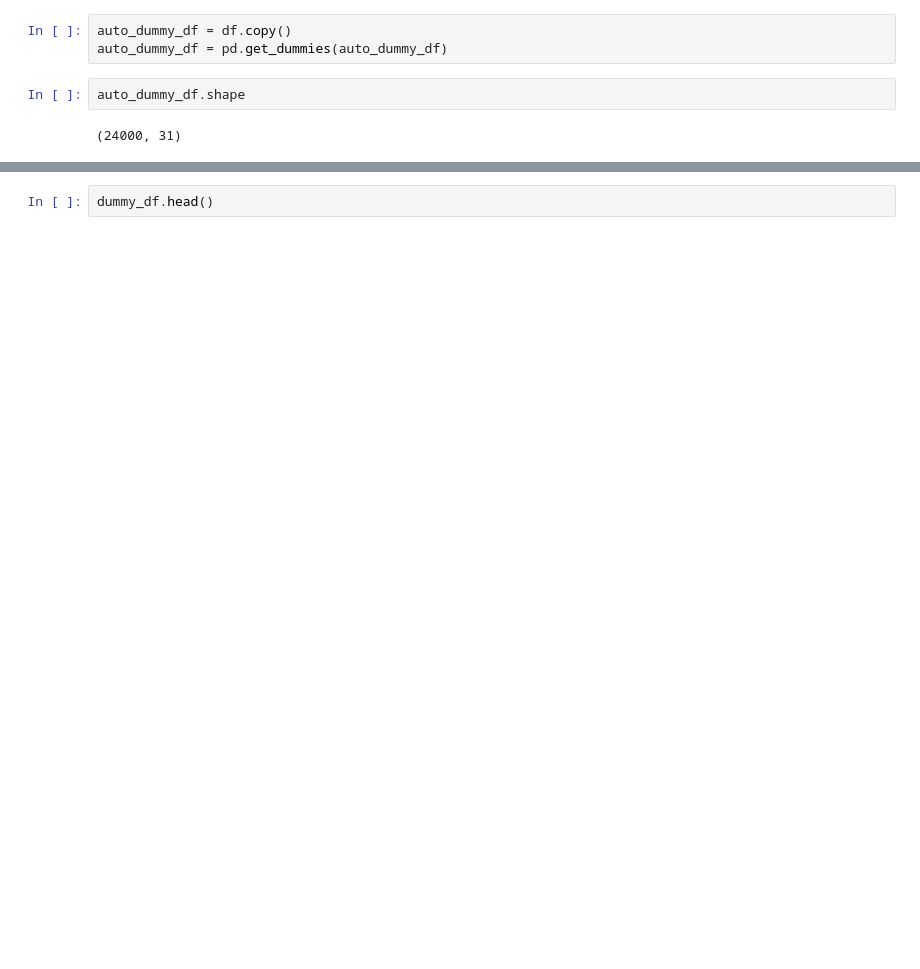
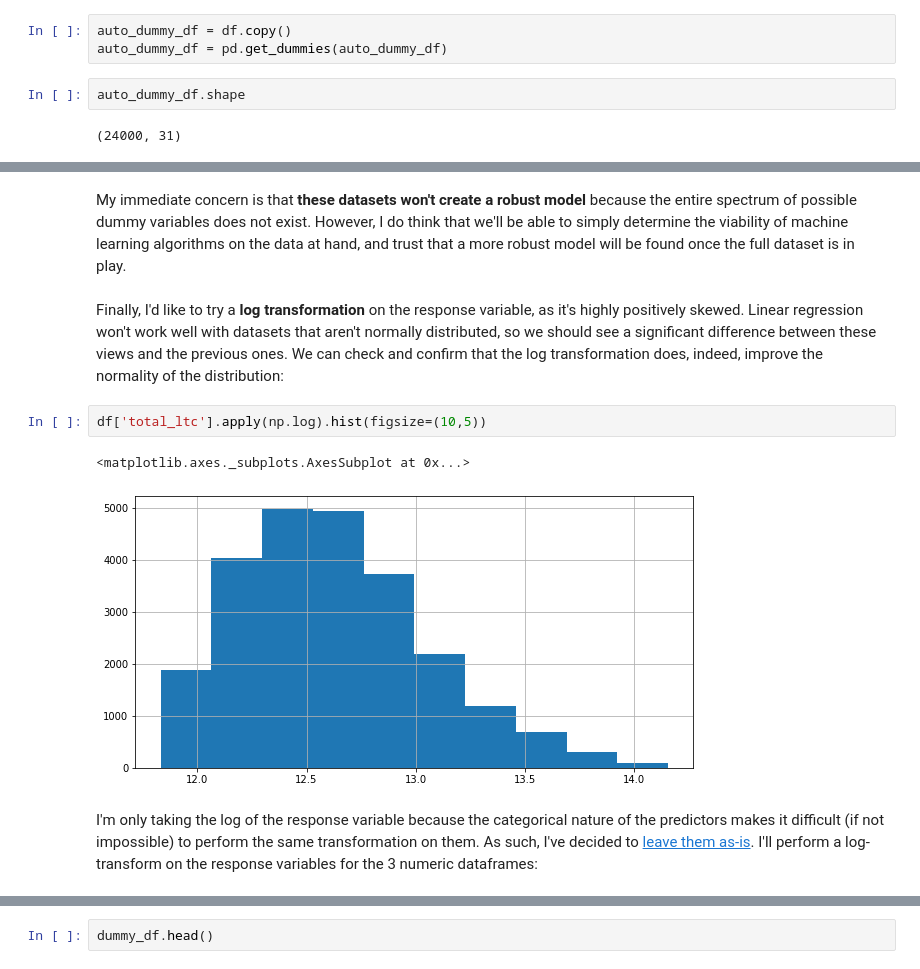
Before and after one commit to jayascript/notebooks, a Jupyter notebook: cc_results/Analysis_Creating-an-Algorithm-to-Bypass-ComboCompare.ipynb, the cells around one changed output, grey strips where cells are left out. Cells and saved outputs as stored; diff of their text form; blank space fills up the shorter version.

Commit message:
Work on dataset views and log transforms

```diff
--- a/cc_results/Analysis_Creating-an-Algorithm-to-Bypass-ComboCompare.ipynb
+++ b/cc_results/Analysis_Creating-an-Algorithm-to-Bypass-ComboCompare.ipynb
@@ -381,0 +380,11 @@ Split the data for modeling.
+# %% [markdown]
+My immediate concern is that **these datasets won't create a robust model** because the entire spectrum of possible dummy variables does not exist. However, I do think that we'll be able to simply determine the viability of machine learning algorithms on the data at hand, and trust that a more robust model will be found once the full dataset is in play. <!--However, I was able to determine the maximum number of feature values an observation could have given the training and test sets that will be used in this analysis. In so doing, I think I can replicate the conditions an algorithm like this one would have should it have full access to the entire dataset for training. To this end, I'd like to manually create a dataset that contains all possible dummy variable columns, based on the dictionary I created earlier: print(dict(unique_cols))-->
+# %% [markdown]
+Finally, I'd like to try a **log transformation** on the response variable, as it's highly positively skewed. Linear regression won't work well with datasets that aren't normally distributed, so we should see a significant difference between these views and the previous ones. We can check and confirm that the log transformation does, indeed, improve the normality of the distribution:
+# %%
+df['total_ltc'].apply(np.log).hist(figsize=(10,5))
+# %% [output]
+<matplotlib.axes._subplots.AxesSubplot at 0x...>
+[figure, added]
+# %% [markdown]
+I'm only taking the log of the response variable because the categorical nature of the predictors makes it difficult (if not impossible) to perform the same transformation on them. As such, I've decided to [leave them as-is](https://stats.stackexchange.com/questions/21393/transforming-the-dummy-values-to-be-able-to-take-logs). I'll perform a log-transform on the response variables for the 3 numeric dataframes:
```
Also changed, not shown: parts of 16 cells of this notebook.
